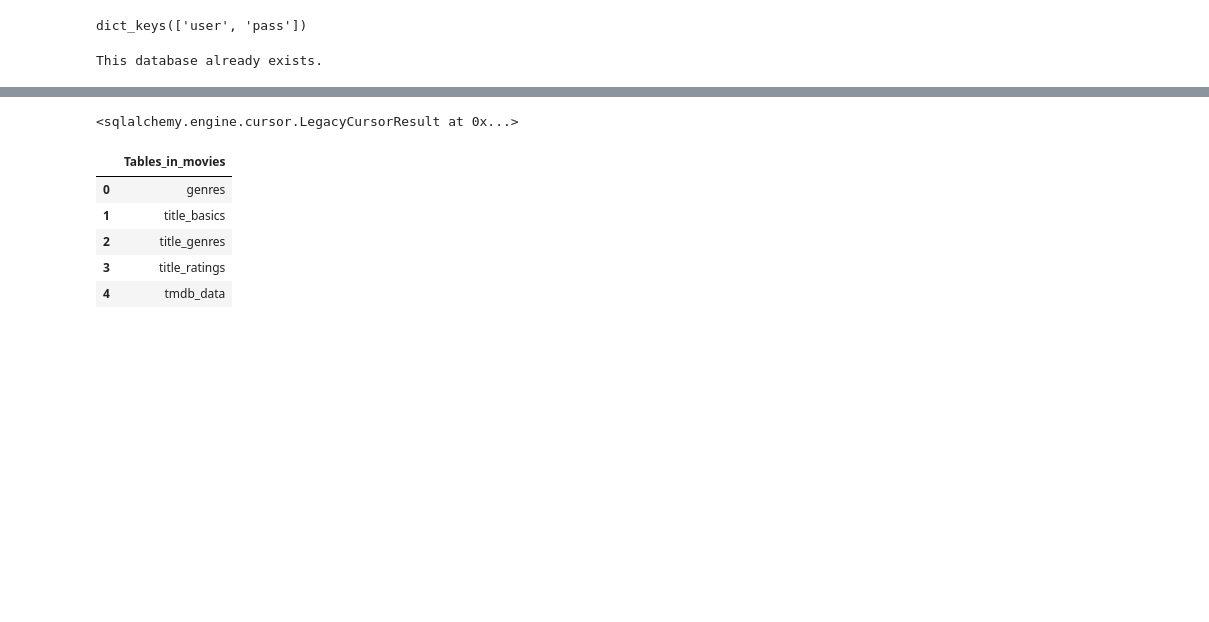
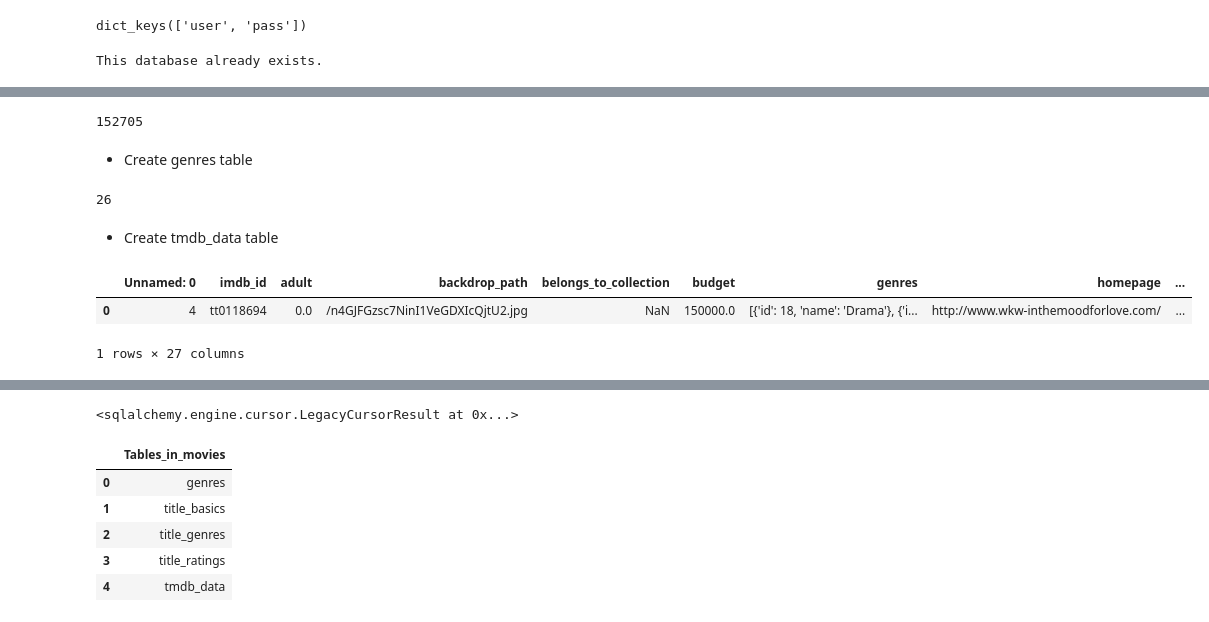
Before and after one commit to AislingGilder85/PT-DATA-Project-3, a Jupyter notebook: Project 3 Part 3 - Movies MySQL database.ipynb, the cells around one changed output, grey strips where cells are left out. Drawn from its saved outputs; the diff is of its cells as text; code cells hidden in the pictures; blank space fills up the shorter version.

```diff
--- a/Project 3 Part 3 - Movies MySQL database.ipynb
+++ b/Project 3 Part 3 - Movies MySQL database.ipynb
@@ -272,0 +292,6 @@ tmdb.to_sql('tmdb_data', engine, dtype=df_schema, if_exists='replace', index=Fal
+# %%
+title_genres.to_sql('title_genres', engine, dtype=df_schema, if_exists='replace', index=False)
+# %% [output]
+152705
+# %% [markdown]
+- Create genres table
@@ -272,0 +305,13 @@ tmdb.to_sql('tmdb_data', engine, dtype=df_schema, if_exists='replace', index=Fal
+# %%
+genre_lookup.to_sql('genres', engine, dtype=df_schema, if_exists='replace', index=False)
+# %% [output]
+26
+# %% [markdown]
+ - Create tmdb_data table
+# %%
+#We only need to keep the tmdb_id, budget, revenue, and certification columns
+tmdb.head(1)
+# %% [output]
+|  | Unnamed: 0 | imdb_id | adult | backdrop_path | belongs_to_collection | budget | genres | homepage | ... |
+| 0 | 4 | tt0118694 | 0.0 | /n4GJFGzsc7NinI1VeGDXIcQjtU2.jpg | NaN | 150000.0 | [{'id': 18, 'name': 'Drama'}, {'i... | http://www.wkw-inthemoodforlove.com/ | ... |
+1 rows × 27 columns
```
Also changed, not shown: parts of 11 cells of this notebook.
